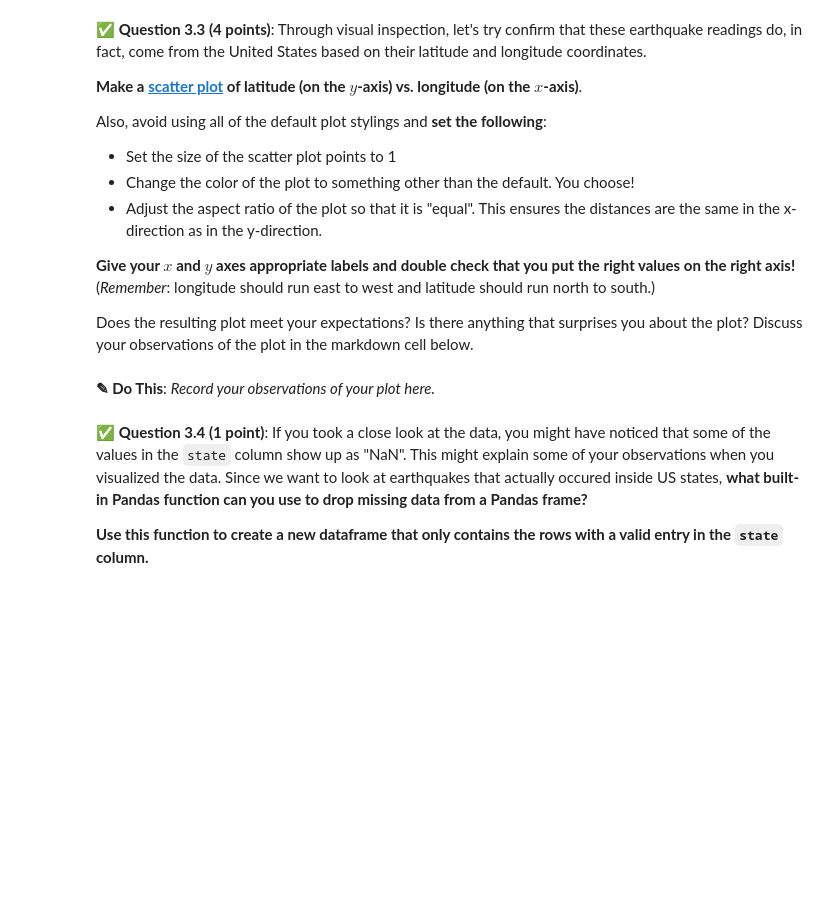
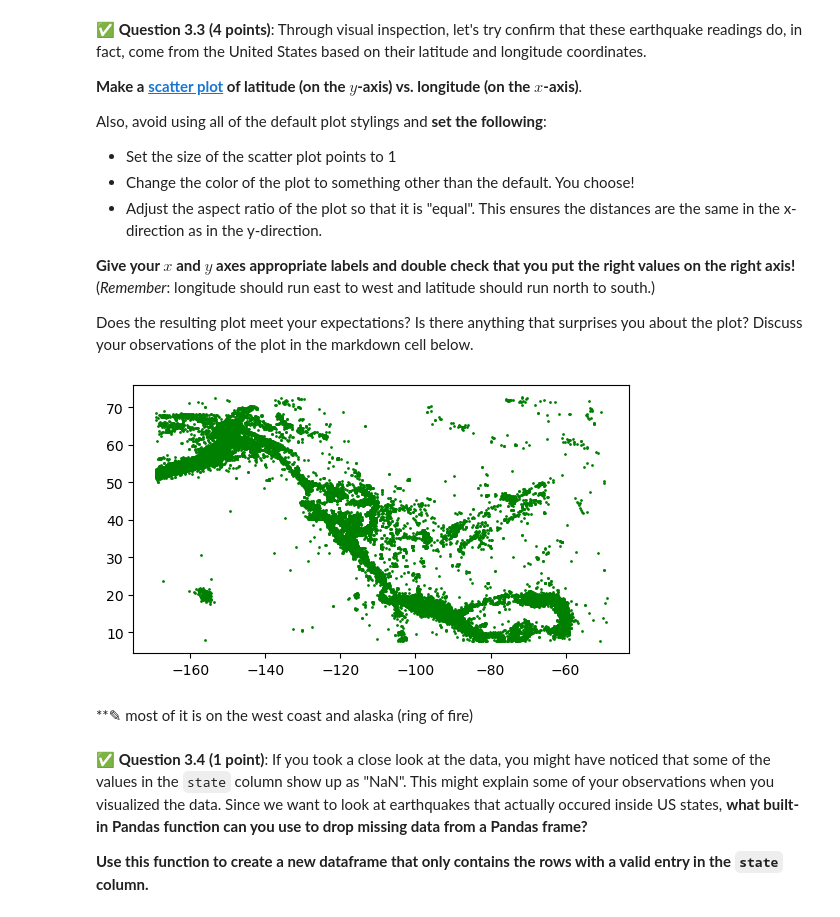
Before and after one commit to zemblak1/CMSE202-f25-turnin, a Jupyter notebook: hw-01/HW-01_GitPracticeDebuggingPythonPackagesAndClasses-STUDENT.ipynb, the cells around one changed output. Saved outputs shown, nothing was run; the diff lists cells and outputs as text; code cells hidden in the pictures; blank space fills up the shorter version.

```diff
--- a/hw-01/HW-01_GitPracticeDebuggingPythonPackagesAndClasses-STUDENT.ipynb
+++ b/hw-01/HW-01_GitPracticeDebuggingPythonPackagesAndClasses-STUDENT.ipynb
@@ -358,3 +358,5 @@ That headline might be a alarming, but you're going to take a look at the data y
 &#9989; **Question 3.2 (2 points)**: To get started, **read in the `earthquake_states.csv` dataset** and then display the first 15 rows of the data using **Pandas**.
 # %%
 ### Put your code here
+eq = pd.read_csv("earthquake_states.csv")
+eq.head(15)
@@ -376,5 +393,14 @@ Does the resulting plot meet your expectations? Is there anything that surprises
-# %% [markdown]
-**<font size=+3>&#9998;</font> Do This**: *Record your observations of your plot here.*
+# %%
+### Put your code here
+import matplotlib.pyplot as plt
+plt.scatter(eq["longitude"],eq["latitude"],s=1,c="green")
+
+# learned from https://matplotlib.org/stable/gallery/subplots_axes_and_figures/axes_box_aspect.html
+plt.gca().set_aspect("equal")
+# %% [output]
+[figure, added]
+# %% [markdown]
+**<font size=+3>&#9998;</font> most of it is on the west coast and alaska (ring of fire)
 # %% [markdown]
 &#9989; **Question 3.4 (1 point)**: If you took a close look at the data, you might have noticed that some of the values in the `state` column show up as "NaN". This might explain some of your observations when you visualized the data. Since we want to look at earthquakes that actually occured inside US states, **what built-in Pandas function can you use to drop missing data from a Pandas frame?**
 
```
Also changed, not shown: parts of 8 cells of this notebook.
